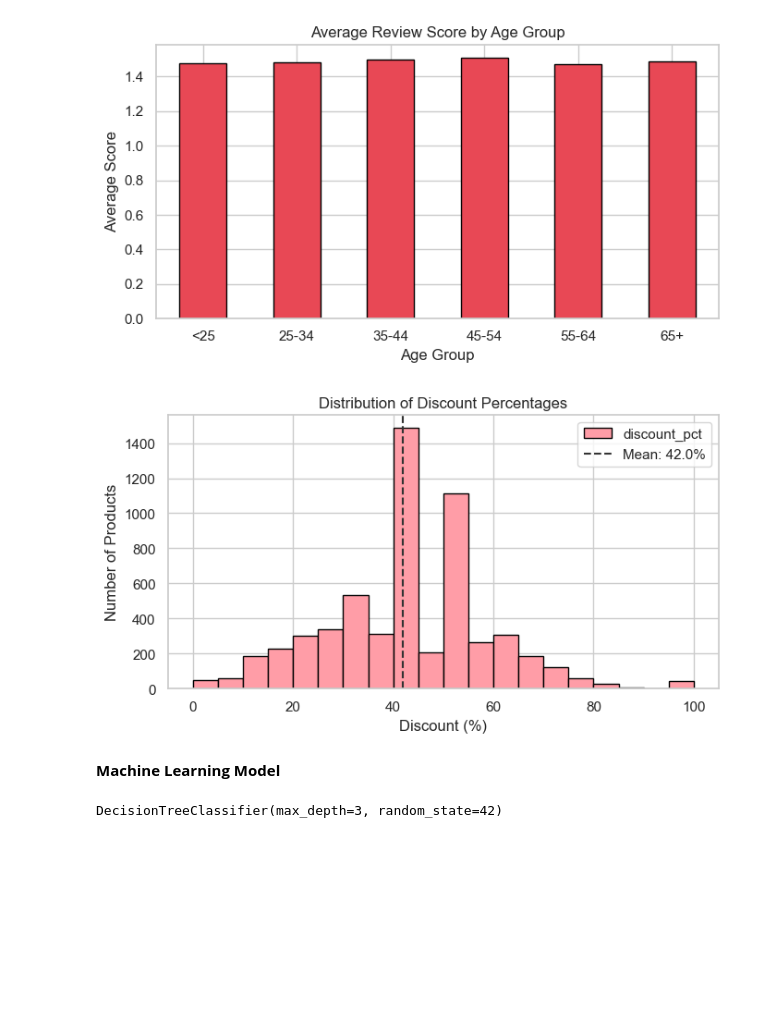
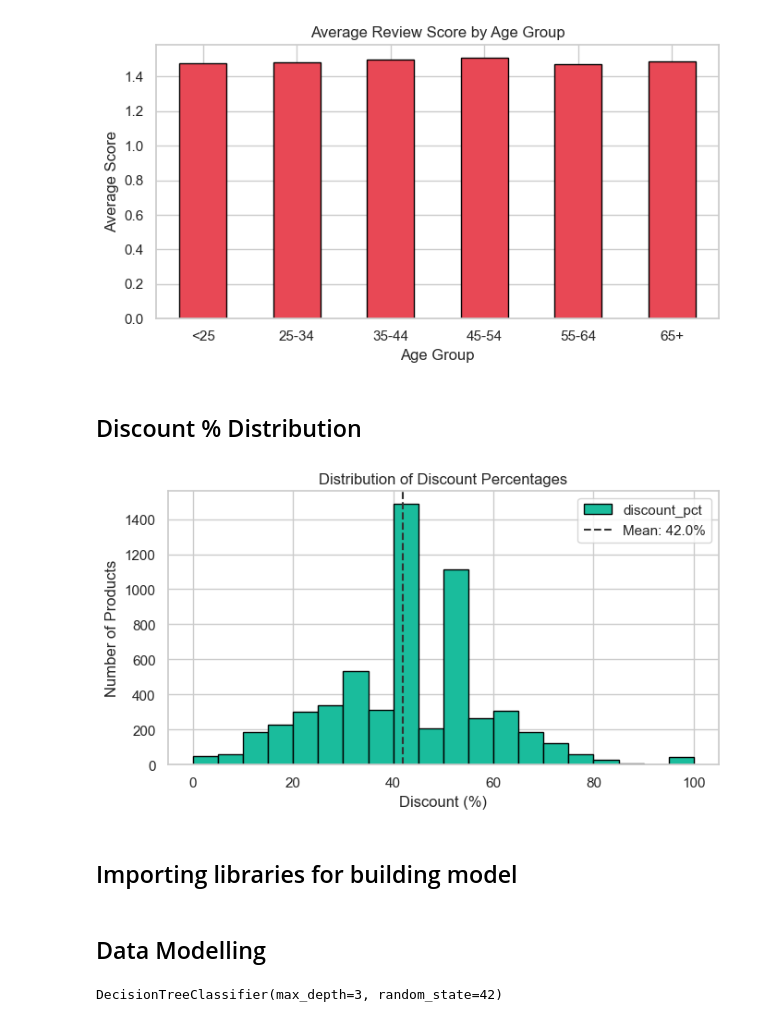
Before and after one commit to Ajayjeykumar/3604945_BD2, a Jupyter notebook: 3604945_BD2.ipynb, the cells around one changed output. Cells and saved outputs as stored; diff of their text form; code cells hidden in the pictures; blank space fills up the shorter version.

```diff
--- a/3604945_BD2.ipynb
+++ b/3604945_BD2.ipynb
@@ -259,19 +275,22 @@ plt.tight_layout()
 plt.show()
 # %% [output]
 [figure]
+# %% [markdown]
+## Discount % Distribution
 # %%
 #Histogram showing distribution of discount percentages with mean line,reveals JCPenney pricing and markdown strategy
-#Discount % Distribution
 products_json["discount_pct"] = ((products_json["list_price"] - products_json["sale_price"]) / products_json["list_price"] * 100).clip(0, 100)
 plt.figure(figsize=(7, 4))
-products_json["discount_pct"].dropna().plot(kind="hist", bins=20, color=PLOT_COLORS["plot7"], edgecolor="black")
+products_json["discount_pct"].dropna().plot(kind="hist", bins=20, color="#1ABC9C", edgecolor="black")
 plt.axvline(products_json["discount_pct"].mean(), color="#333333", linestyle="--",label=f"Mean: {products_json['discount_pct'].mean():.1f}%")
 plt.title("Distribution of Discount Percentages")
 plt.xlabel("Discount (%)")
 plt.ylabel("Number of Products")
 plt.legend()
 plt.tight_layout()
 plt.show()
 # %% [output]
-[figure, old version]
+[figure, new version]
+# %% [markdown]
+## Importing libraries for building model
 # %%
@@ -285,7 +303,7 @@ from sklearn.model_selection import train_test_split
 #classification_report, confusion_matrix.These are your evaluation tools.
 from sklearn.metrics import classification_report, confusion_matrix
 # %% [markdown]
-**Machine Learning Model**
+## Data Modelling
 # %%
 #Calculates how much discount (%) is applied to each product
 products_json["discount_pct"] = ((products_json["list_price"] - products_json["sale_price"])/ products_json["list_price"] * 100).clip(0, 100)
```
Also changed, not shown: parts of 29 cells of this notebook.
